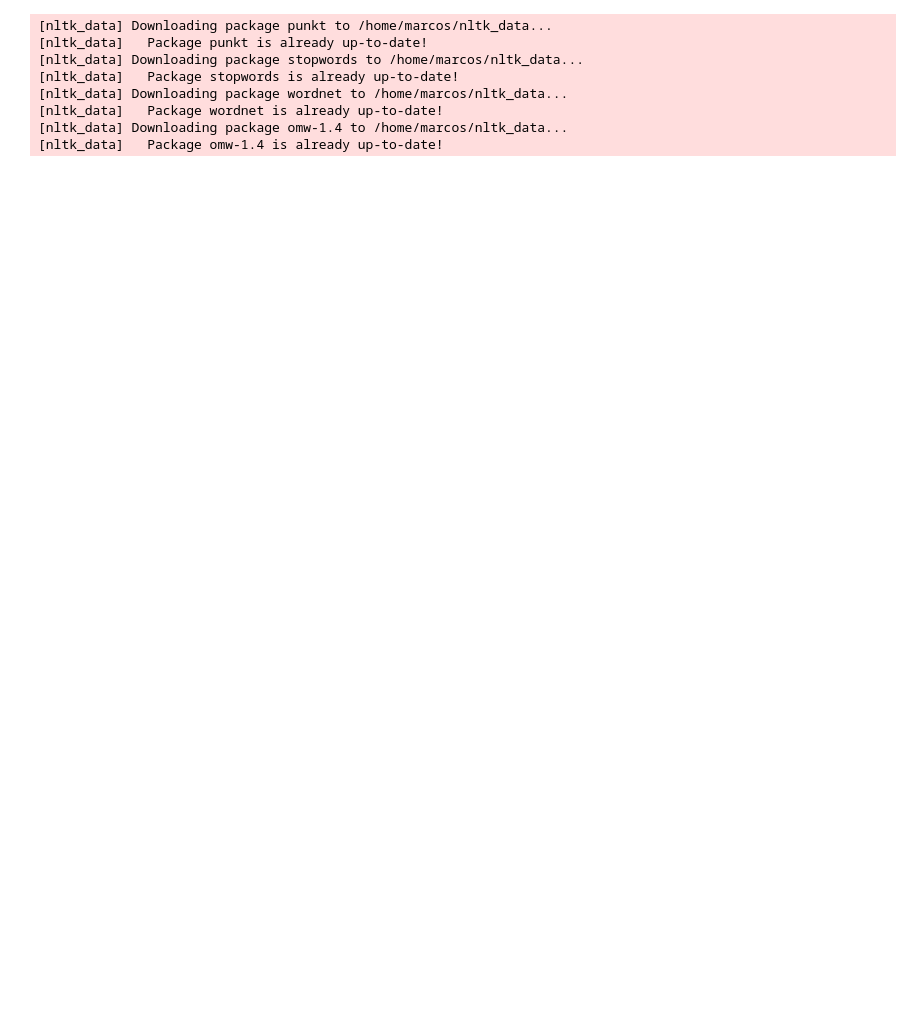
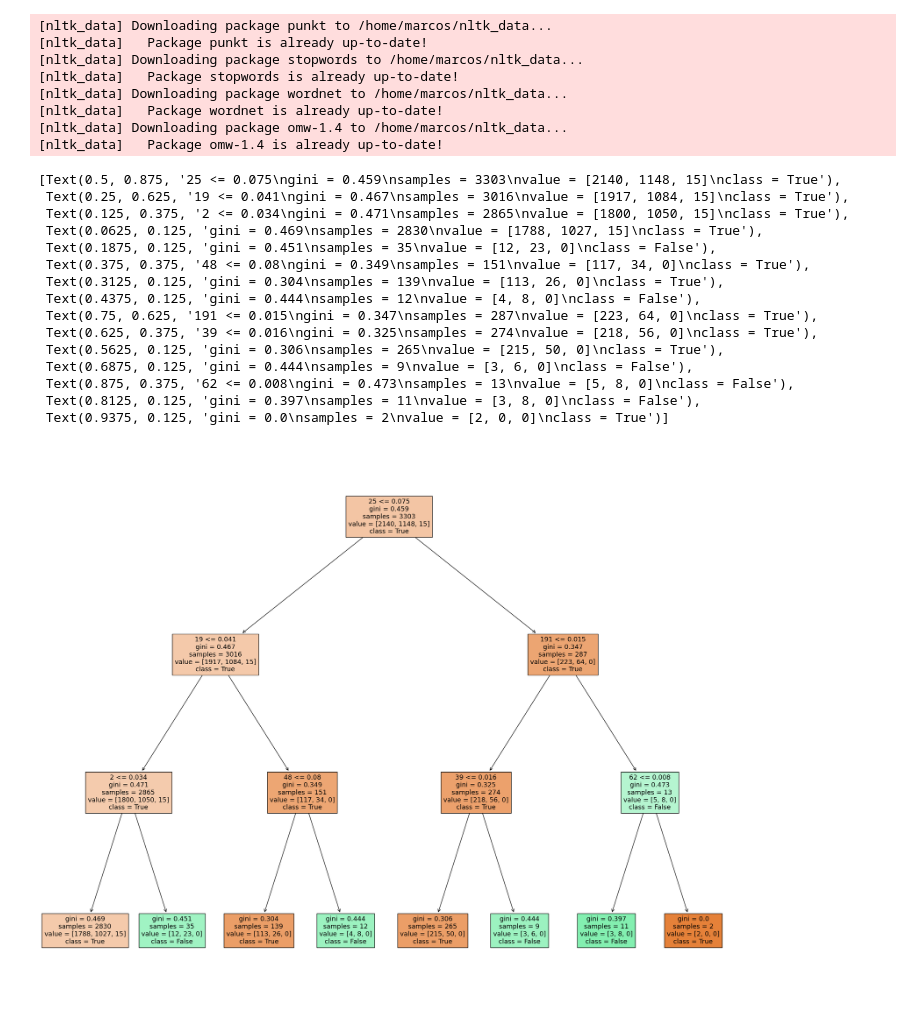
Before and after one commit to marrcoss10/POSTER, a Jupyter notebook: Poster.ipynb, the cells around one changed output. Saved outputs shown, nothing was run; the diff lists cells and outputs as text; code cells hidden in the pictures; blank space fills up the shorter version.

```diff
--- a/Poster.ipynb
+++ b/Poster.ipynb
@@ -76,3 +76,20 @@ def lemmatization(texts):
     return texts_out
 
 data_lemmatized = lemmatization(data_words_nostops)
+# %%
+#Crea un modelo con n numero de Topics en relación a los datos administrados
+#Utilizamos 202 porque hemos visto en el proyecto que son los que mejor Accuracy nos proporcionan
+def get_topicModeling(data, n_topics):
+    #Topic modeling
+    id2word = corpora.Dictionary(data)
+    texts = data
+    corpus = [id2word.doc2bow(text) for text in texts]
+    lda_model = LdaModel(corpus=corpus, id2word=id2word, num_topics=n_topics, random_state=100, passes=10, eval_every=None)
+    count = 0
+    topics=[]
+    for i in lda_model.print_topics():
+        topics.append(i)
+        count += 1
+    return lda_model,corpus,topics
+
+model, corpus, topics = get_topicModeling(data_lemmatized,202)
@@ -90,11 +127,11 @@ from sklearn.tree import DecisionTreeClassifier
 
 def decision_tree(md):
     clf = DecisionTreeClassifier(max_depth=md)
-    clf = clf.fit(X_train,Y_train)
+    clf = clf.fit(vectorized,y_labels)
 
-    Y_pred = clf.predict(X_test)
-    probas = clf.predict_proba(X_test)
-    print("Accuracy:",metrics.accuracy_score(Y_test,Y_pred))
+    #Y_pred = clf.predict(X_test)
+    #probas = clf.predict_proba(X_test)
+    ##print("Accuracy:",metrics.accuracy_score(Y_test,Y_pred))
     return clf
 #Probamos con máxima repetición 3
-#clf = decision_tree(3)
+clf = decision_tree(3)
@@ -117,3 +138,26 @@ def visualizar_tree():
+# %%
+from matplotlib import pyplot as plt
+from sklearn import tree
+
+fig = plt.figure(figsize=(25,20))
+tree.plot_tree(clf,filled=True,class_names=["True","False","Nan"],feature_names=range(0,202))
+# %% [output]
+[Text(0.5, 0.875, '25 <= 0.075\ngini = 0.459\nsamples = 3303\nvalue = [2140, 1148, 15]\nclass = True'),
+ Text(0.25, 0.625, '19 <= 0.041\ngini = 0.467\nsamples = 3016\nvalue = [1917, 1084, 15]\nclass = True'),
+ Text(0.125, 0.375, '2 <= 0.034\ngini = 0.471\nsamples = 2865\nvalue = [1800, 1050, 15]\nclass = True'),
+ Text(0.0625, 0.125, 'gini = 0.469\nsamples = 2830\nvalue = [1788, 1027, 15]\nclass = True'),
+ Text(0.1875, 0.125, 'gini = 0.451\nsamples = 35\nvalue = [12, 23, 0]\nclass = False'),
+ Text(0.375, 0.375, '48 <= 0.08\ngini = 0.349\nsamples = 151\nvalue = [117, 34, 0]\nclass = True'),
+ Text(0.3125, 0.125, 'gini = 0.304\nsamples = 139\nvalue = [113, 26, 0]\nclass = True'),
+ Text(0.4375, 0.125, 'gini = 0.444\nsamples = 12\nvalue = [4, 8, 0]\nclass = False'),
+ Text(0.75, 0.625, '191 <= 0.015\ngini = 0.347\nsamples = 287\nvalue = [223, 64, 0]\nclass = True'),
+ Text(0.625, 0.375, '39 <= 0.016\ngini = 0.325\nsamples = 274\nvalue = [218, 56, 0]\nclass = True'),
+ Text(0.5625, 0.125, 'gini = 0.306\nsamples = 265\nvalue = [215, 50, 0]\nclass = True'),
+ Text(0.6875, 0.125, 'gini = 0.444\nsamples = 9\nvalue = [3, 6, 0]\nclass = False'),
+ Text(0.875, 0.375, '62 <= 0.008\ngini = 0.473\nsamples = 13\nvalue = [5, 8, 0]\nclass = False'),
+ Text(0.8125, 0.125, 'gini = 0.397\nsamples = 11\nvalue = [3, 8, 0]\nclass = False'),
+ Text(0.9375, 0.125, 'gini = 0.0\nsamples = 2\nvalue = [2, 0, 0]\nclass = True')]
+[figure, added]
 # %%
 #KNN
 def knn(k,K,d,D):
```
Also changed, not shown: parts of 5 cells of this notebook.
